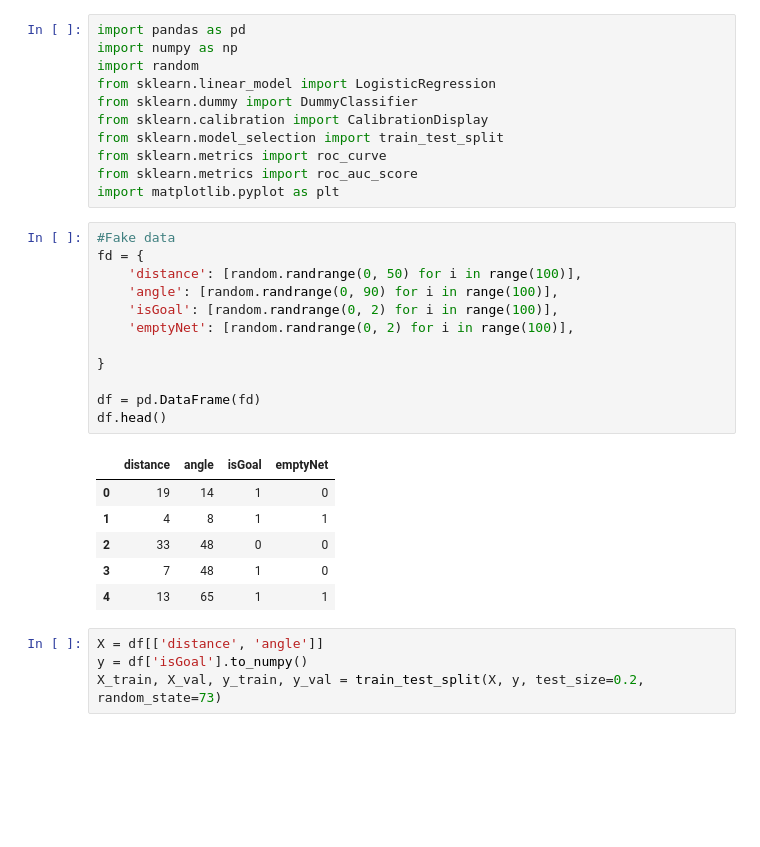
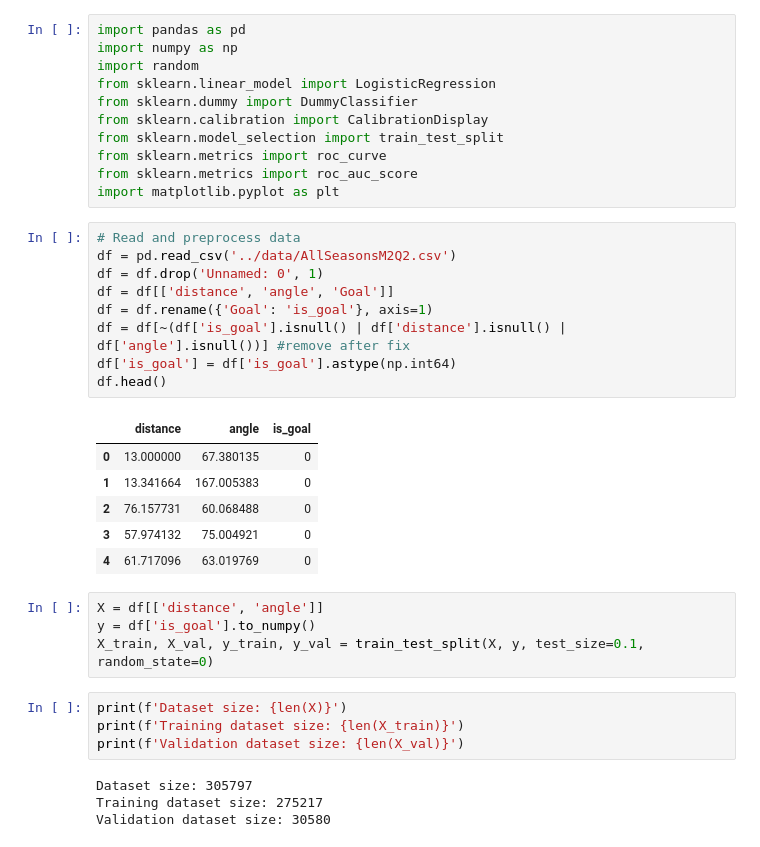
Before and after one commit to sorinmuchi/IFT6758, a Jupyter notebook: notebooks/3-BaselineModels.ipynb, the cells around one changed output. Drawn from its saved outputs; the diff is of its cells as text; blank space fills up the shorter version.

Commit message:
update Question-3 with real data

```diff
--- a/notebooks/3-BaselineModels.ipynb
+++ b/notebooks/3-BaselineModels.ipynb
@@ -9,26 +9,31 @@ from sklearn.model_selection import train_test_split
 from sklearn.metrics import roc_curve
 from sklearn.metrics import roc_auc_score
 import matplotlib.pyplot as plt
-# %%
-#Fake data
-fd = {
-    'distance': [random.randrange(0, 50) for i in range(100)],
-    'angle': [random.randrange(0, 90) for i in range(100)],
-    'isGoal': [random.randrange(0, 2) for i in range(100)],
-    'emptyNet': [random.randrange(0, 2) for i in range(100)],
-
-}
-
-df = pd.DataFrame(fd)
-df.head()
-# %% [output]
-|  | distance | angle | isGoal | emptyNet |
-| 0 | 19 | 14 | 1 | 0 |
-| 1 | 4 | 8 | 1 | 1 |
-| 2 | 33 | 48 | 0 | 0 |
-| 3 | 7 | 48 | 1 | 0 |
-| 4 | 13 | 65 | 1 | 1 |
+# %%
+# Read and preprocess data
+df = pd.read_csv('../data/AllSeasonsM2Q2.csv')
+df = df.drop('Unnamed: 0', 1)
+df = df[['distance', 'angle', 'Goal']]
+df = df.rename({'Goal': 'is_goal'}, axis=1)
+df = df[~(df['is_goal'].isnull() | df['distance'].isnull() | df['angle'].isnull())] #remove after fix
+df['is_goal'] = df['is_goal'].astype(np.int64)
+df.head()
+# %% [output]
+|  | distance | angle | is_goal |
+| 0 | 13.000000 | 67.380135 | 0 |
+| 1 | 13.341664 | 167.005383 | 0 |
+| 2 | 76.157731 | 60.068488 | 0 |
+| 3 | 57.974132 | 75.004921 | 0 |
+| 4 | 61.717096 | 63.019769 | 0 |
 # %%
 X = df[['distance', 'angle']]
-y = df['isGoal'].to_numpy()
-X_train, X_val, y_train, y_val = train_test_split(X, y, test_size=0.2, random_state=73)
+y = df['is_goal'].to_numpy()
+X_train, X_val, y_train, y_val = train_test_split(X, y, test_size=0.1, random_state=0)
+# %%
+print(f'Dataset size: {len(X)}')
+print(f'Training dataset size: {len(X_train)}')
+print(f'Validation dataset size: {len(X_val)}')
+# %% [output]
+Dataset size: 305797
+Training dataset size: 275217
+Validation dataset size: 30580
```
Also changed, not shown: parts of 10 cells of this notebook, 5 other files.
